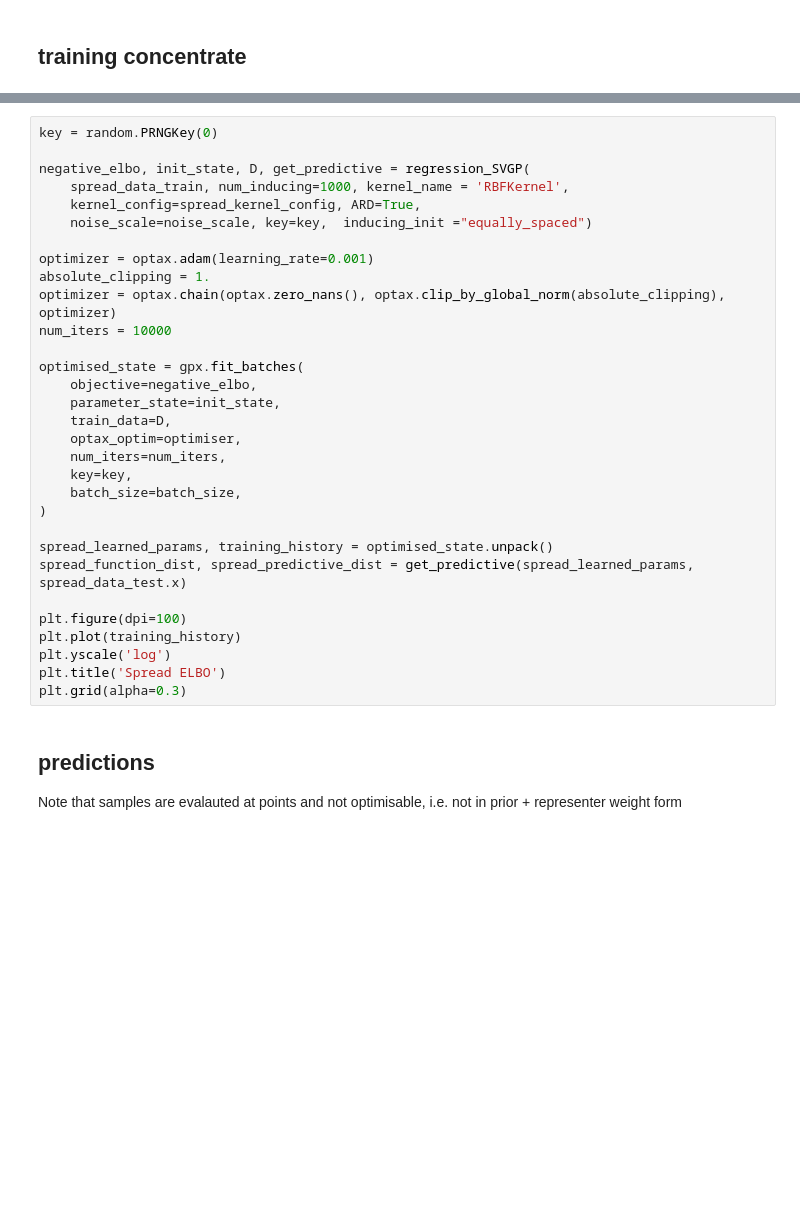
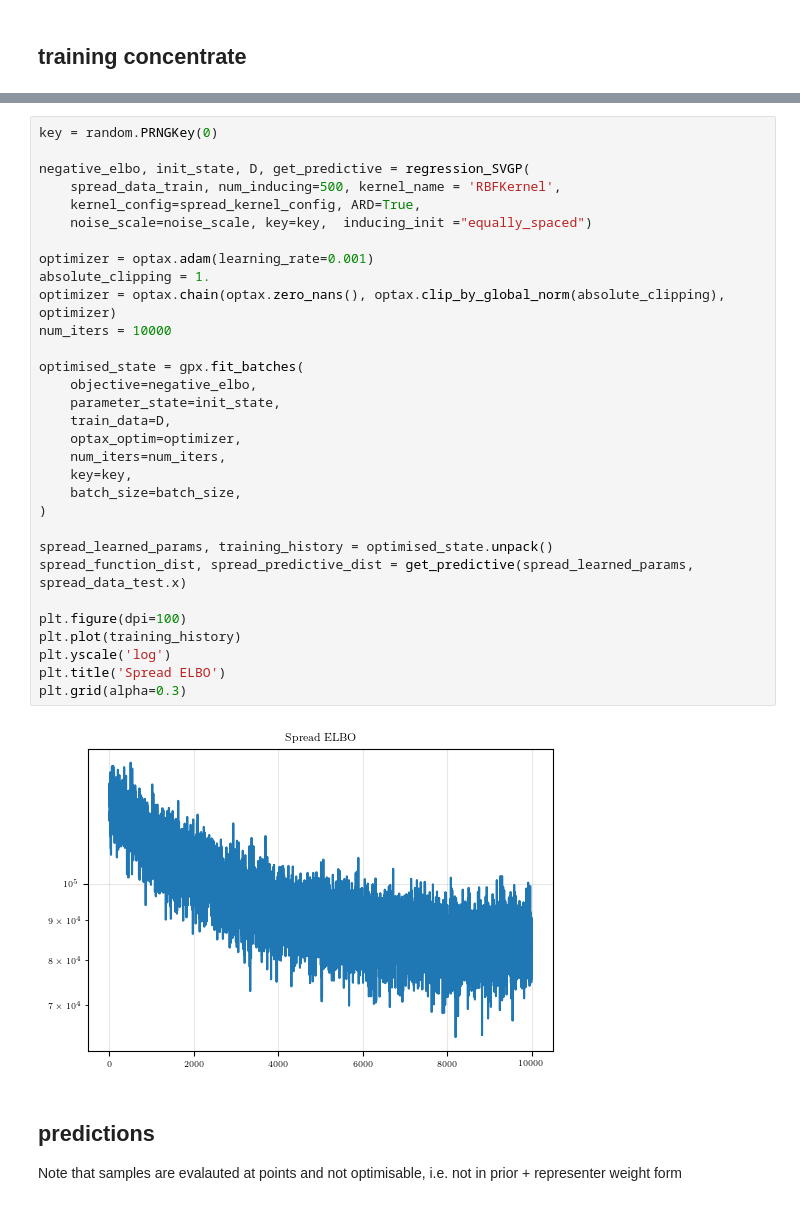
Before and after one commit to cambridge-mlg/sgd-gp, a Jupyter notebook: scalable_gps/notebooks/toy_VI.ipynb, the cells around one changed output, grey strips where cells are left out. Saved outputs shown, nothing was run; the diff lists cells and outputs as text; blank space fills up the shorter version.

```diff
--- a/scalable_gps/notebooks/toy_VI.ipynb
+++ b/scalable_gps/notebooks/toy_VI.ipynb
@@ -245,34 +249,36 @@ NameError: name 'gpx' is not defined
 # %%
 key = random.PRNGKey(0)
 
 negative_elbo, init_state, D, get_predictive = regression_SVGP(
-    spread_data_train, num_inducing=1000, kernel_name = 'RBFKernel',
+    spread_data_train, num_inducing=500, kernel_name = 'RBFKernel',
     kernel_config=spread_kernel_config, ARD=True,
     noise_scale=noise_scale, key=key,  inducing_init ="equally_spaced")
 
 optimizer = optax.adam(learning_rate=0.001)
 absolute_clipping = 1.
 optimizer = optax.chain(optax.zero_nans(), optax.clip_by_global_norm(absolute_clipping), optimizer)
 num_iters = 10000
 
 optimised_state = gpx.fit_batches(
     objective=negative_elbo,
     parameter_state=init_state,
     train_data=D,
-    optax_optim=optimiser,
+    optax_optim=optimizer,
     num_iters=num_iters,
     key=key,
     batch_size=batch_size,
 )
 
 spread_learned_params, training_history = optimised_state.unpack()
 spread_function_dist, spread_predictive_dist = get_predictive(spread_learned_params, spread_data_test.x)
 
 plt.figure(dpi=100)
 plt.plot(training_history)
 plt.yscale('log')
 plt.title('Spread ELBO')
 plt.grid(alpha=0.3)
+# %% [output]
+[figure, added]
 # %% [markdown]
 ## predictions
 
```
Also changed, not shown: parts of 4 cells of this notebook.
